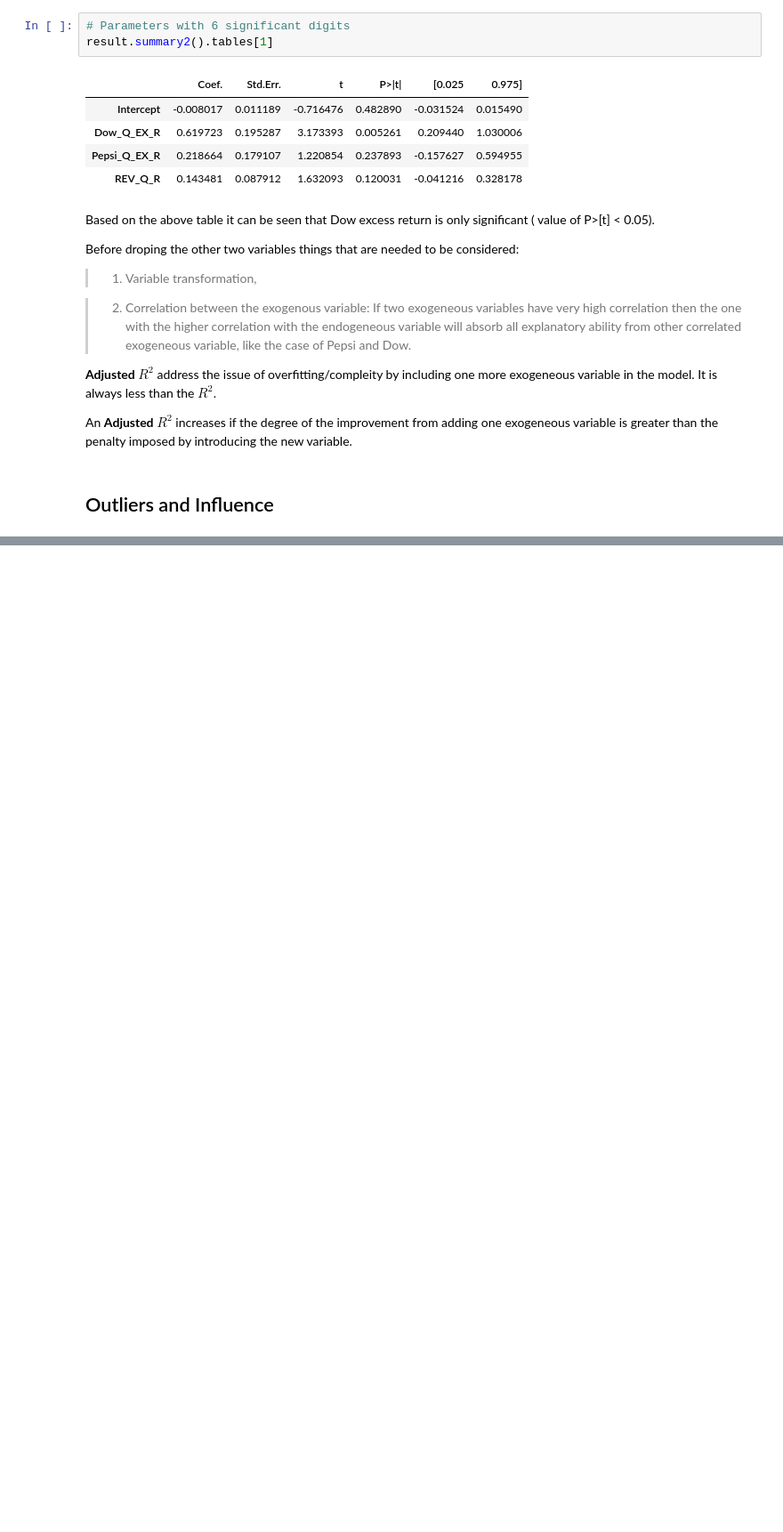
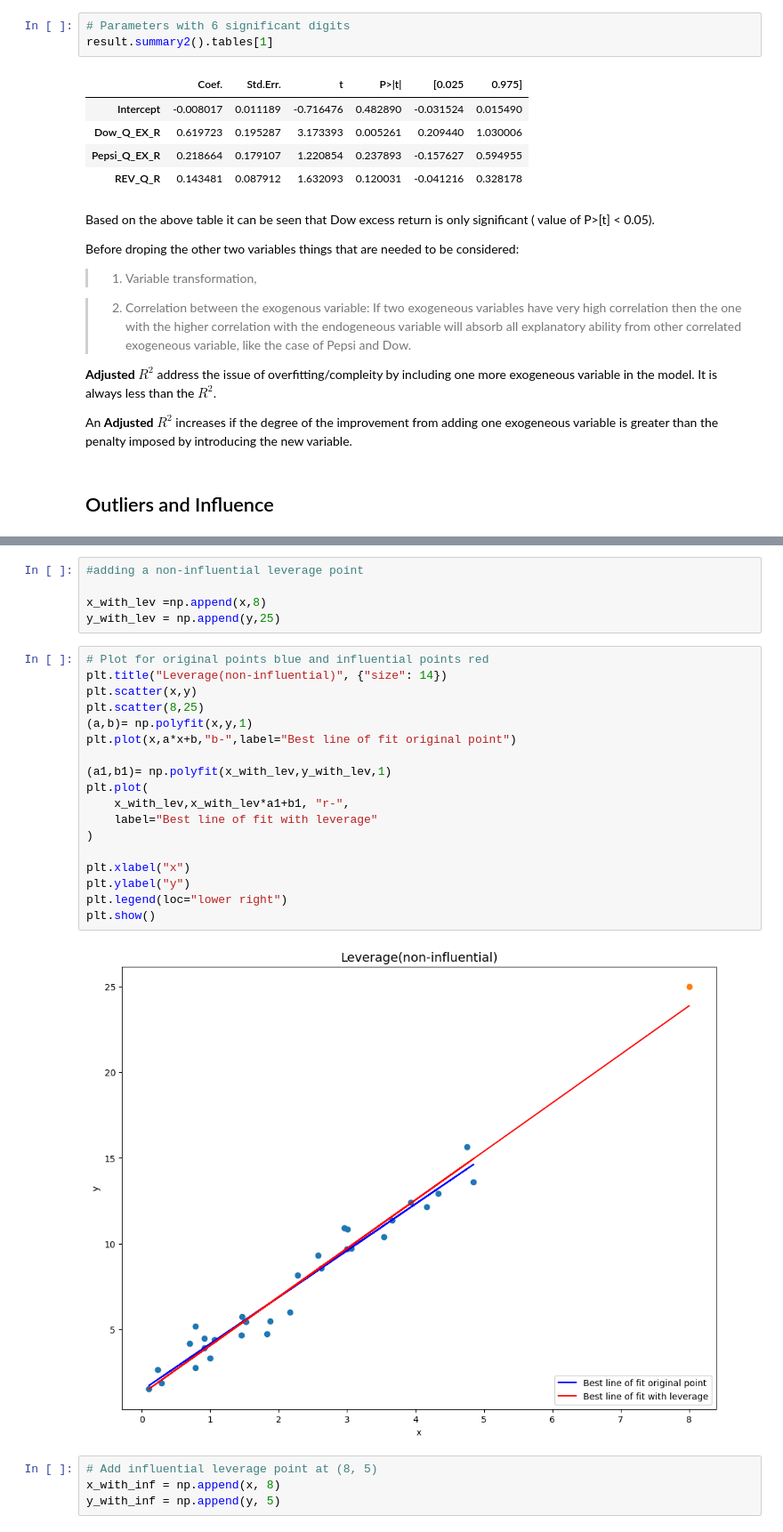
Before and after one commit to PoshanAgrawal/Finance, a Jupyter notebook: Econometrics/Linear Regression Analysis.ipynb, the cells around one changed output, grey strips where cells are left out. Shown: that part at 89% size. Drawn from its saved outputs; the diff is of its cells as text; blank space fills up the shorter version.

```diff
--- a/Econometrics/Linear Regression Analysis.ipynb
+++ b/Econometrics/Linear Regression Analysis.ipynb
@@ -146,0 +186,29 @@ An **Adjusted** $R^{2}$ increases if the degree of the improvement from adding o
+# %%
+#adding a non-influential leverage point
+
+x_with_lev =np.append(x,8)
+y_with_lev = np.append(y,25)
+# %%
+# Plot for original points blue and influential points red
+plt.title("Leverage(non-influential)", {"size": 14})
+plt.scatter(x,y)
+plt.scatter(8,25)
+(a,b)= np.polyfit(x,y,1)
+plt.plot(x,a*x+b,"b-",label="Best line of fit original point")
+
+(a1,b1)= np.polyfit(x_with_lev,y_with_lev,1)
+plt.plot(
+    x_with_lev,x_with_lev*a1+b1, "r-",
+    label="Best line of fit with leverage"
+)
+
+plt.xlabel("x")
+plt.ylabel("y")
+plt.legend(loc="lower right")
+plt.show()
+# %% [output]
+[figure, added]
+# %%
+# Add influential leverage point at (8, 5)
+x_with_inf = np.append(x, 8)
+y_with_inf = np.append(y, 5)
```
Also changed, not shown: parts of 11 cells of this notebook.
